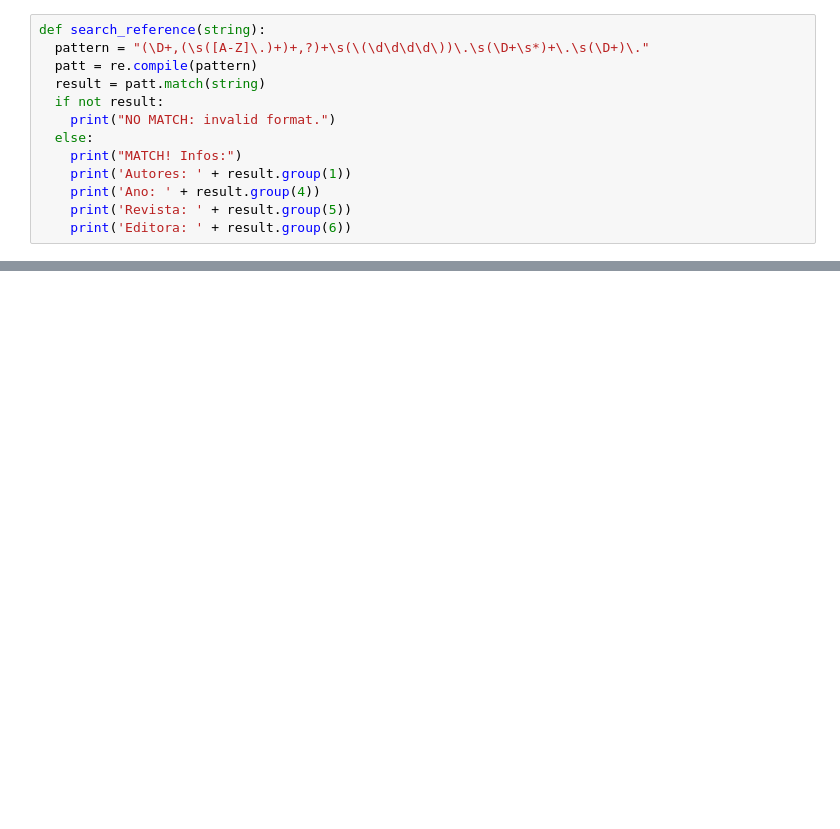
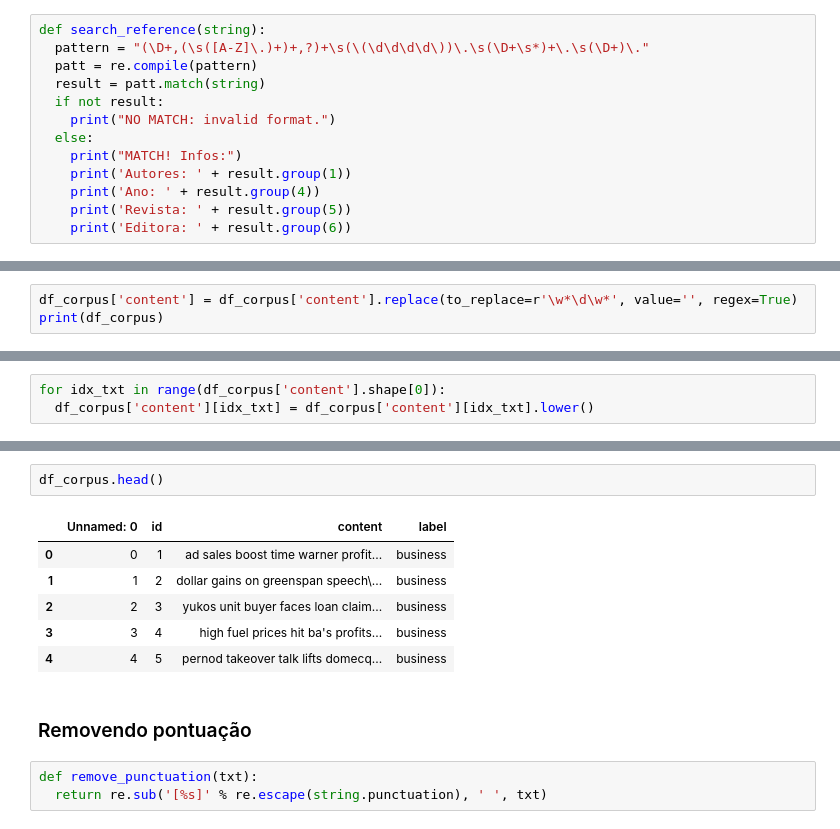
Before and after one commit to NaldoHoracio/nlp_venv, a Jupyter notebook: list1.ipynb, the cells around one changed output, grey strips where cells are left out. Saved outputs shown, nothing was run; the diff lists cells and outputs as text; blank space fills up the shorter version.

```diff
--- a/list1.ipynb
+++ b/list1.ipynb
@@ -296,0 +340,3 @@ Year: 2024
+# %%
+df_corpus['content'] = df_corpus['content'].replace(to_replace=r'\w*\d\w*', value='', regex=True)
+print(df_corpus)
@@ -296,0 +363,3 @@ Year: 2024
+# %%
+for idx_txt in range(df_corpus['content'].shape[0]):
+  df_corpus['content'][idx_txt] = df_corpus['content'][idx_txt].lower()
@@ -296,0 +384,14 @@ Year: 2024
+# %%
+df_corpus.head()
+# %% [output]
+|  | Unnamed: 0 | id | content | label |
+| 0 | 0 | 1 | ad sales boost time warner profit... | business |
+| 1 | 1 | 2 | dollar gains on greenspan speech\... | business |
+| 2 | 2 | 3 | yukos unit buyer faces loan claim... | business |
+| 3 | 3 | 4 | high fuel prices hit ba's profits... | business |
+| 4 | 4 | 5 | pernod takeover talk lifts domecq... | business |
+# %% [markdown]
+### Removendo pontuação
+# %%
+def remove_punctuation(txt):
+  return re.sub('[%s]' % re.escape(string.punctuation), ' ', txt)
```
Also changed, not shown: parts of 104 cells of this notebook, 2 other files.
